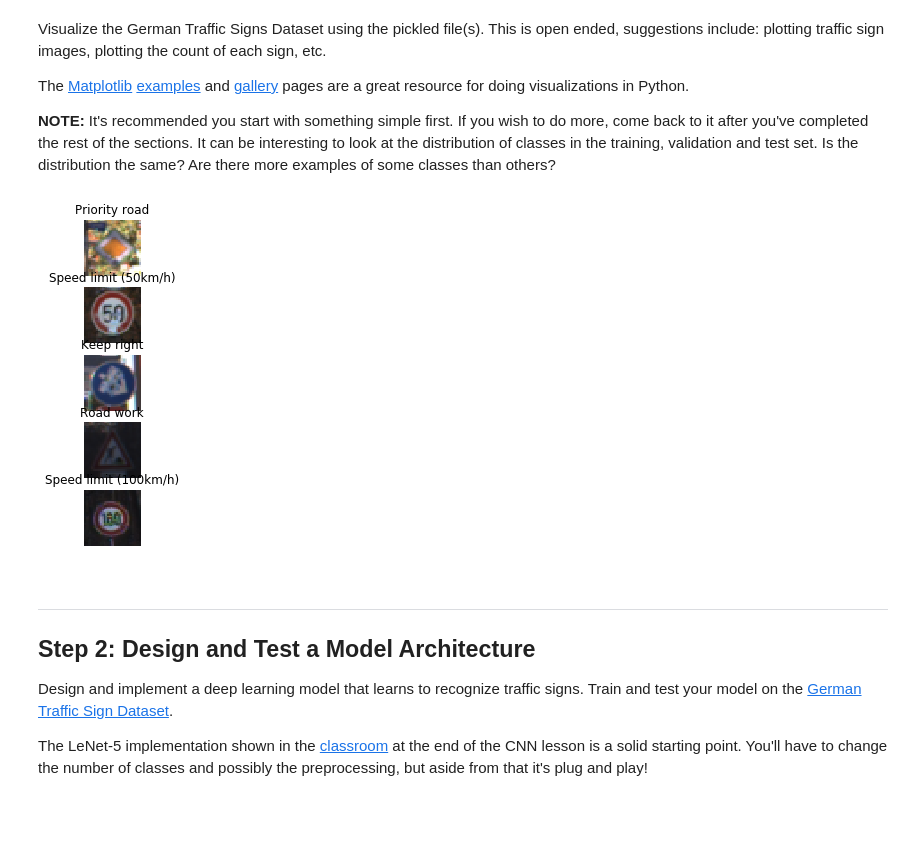
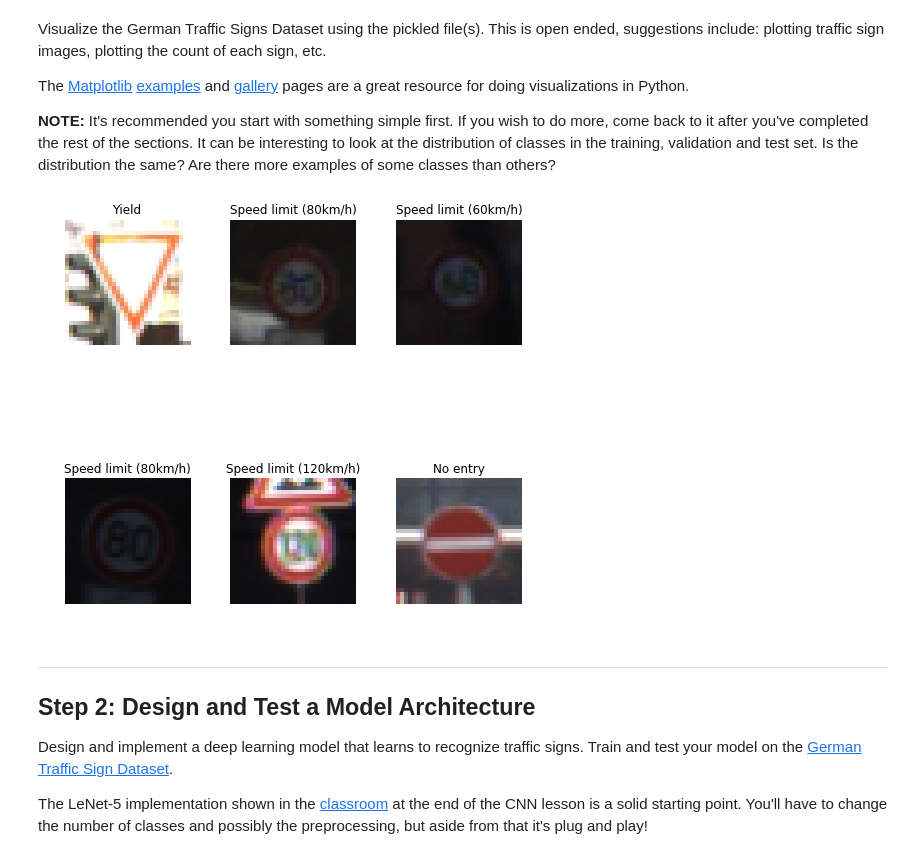
Before and after one commit to taris123/Traffic-Signs-Udacity, a Jupyter notebook: Traffic_Sign_Classifier.ipynb, the cells around one changed output. Cells and saved outputs as stored; diff of their text form; code cells hidden in the pictures; blank space fills up the shorter version.

Commit message:
fixed plotting

```diff
--- a/Traffic_Sign_Classifier.ipynb
+++ b/Traffic_Sign_Classifier.ipynb
@@ -113,22 +113,21 @@ import matplotlib.pyplot as plt
 # Visualizations will be shown in the notebook.
 %matplotlib inline
 # %%
-# Show 5 random images with labels
+# Show 6 random images with labels
 
-plt.figure(figsize=(6, 6))
-for i in range(5):
+plt.figure(figsize=(7, 7), tight_layout={'h_pad':6})
+for i in range(6):
     index = random.randint(0, len(X_train))
-    plt.subplot(5,1,i+1)
-
+    plt.subplot(2,3,i+1)
 
     #plt.tight_layout(w_pad = 4)
     plt.axis('off')
     #plt.tight_layout(w_pad=4)
     plt.title(names[y_train[index]])
     plt.imshow(X_train[index])
     #plt.tight_layout(w_pad=4)
 # %% [output]
-[figure, old version]
+[figure, new version]
 # %% [markdown]
 ----
 
```
Also changed, not shown: parts of 8 cells of this notebook.
